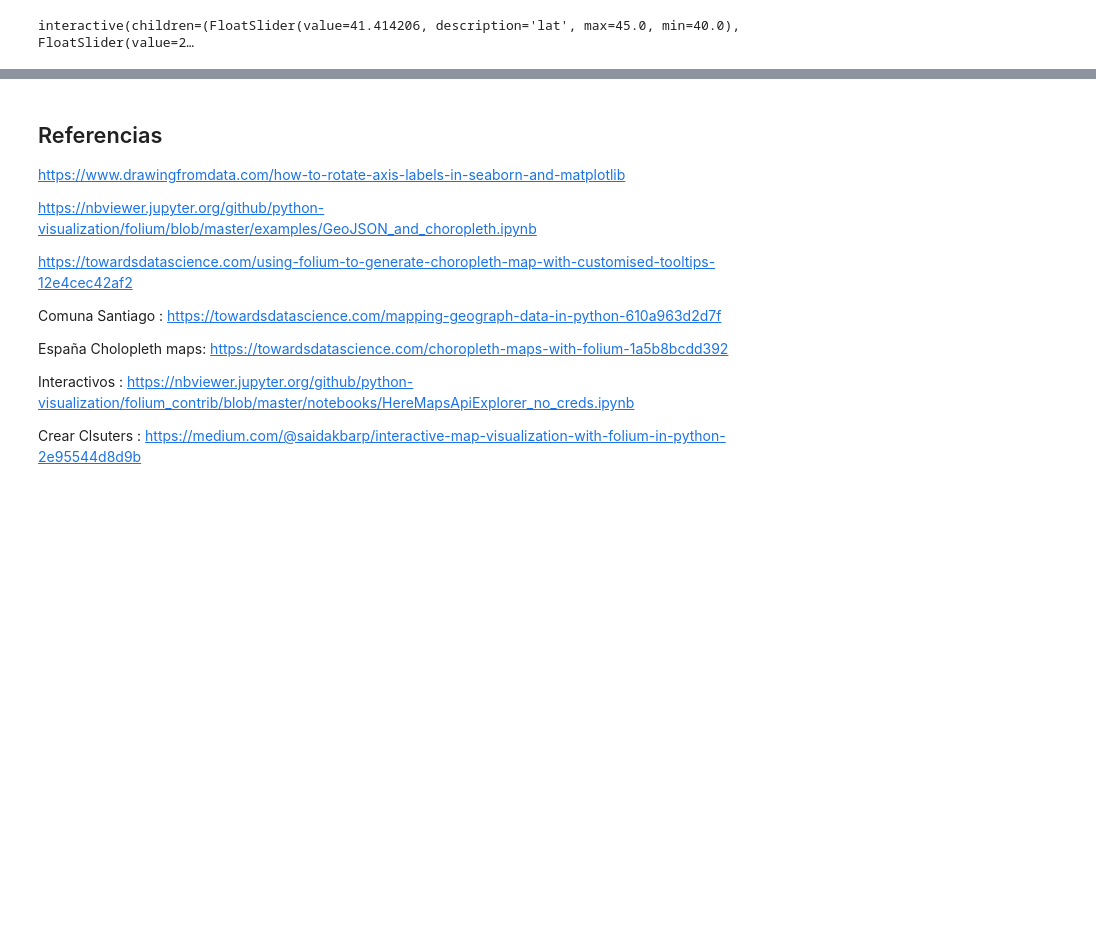
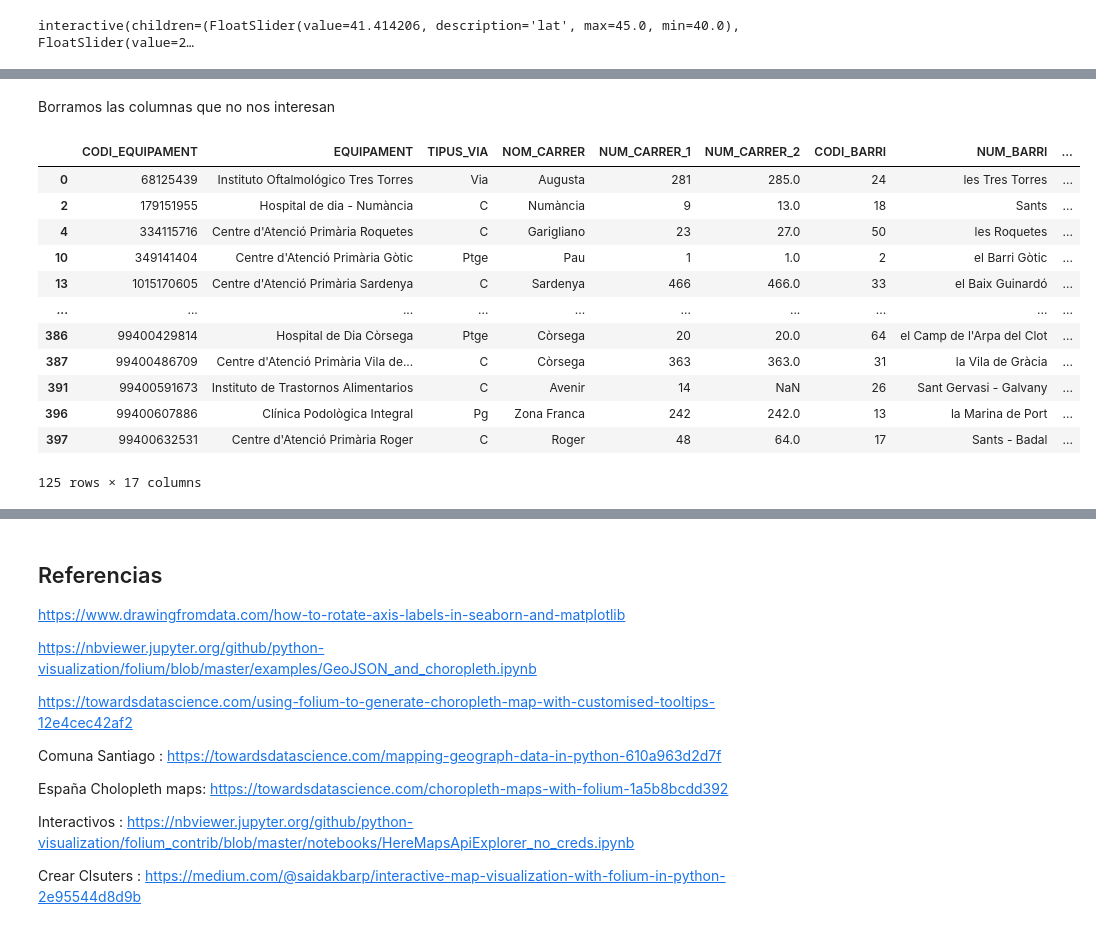
Before and after one commit to Fzaplana/Green-Start, a Jupyter notebook: Hpsp_4.ipynb, the cells around one changed output, grey strips where cells are left out. Cells and saved outputs as stored; diff of their text form; code cells hidden in the pictures; blank space fills up the shorter version.

```diff
--- a/Hpsp_4.ipynb
+++ b/Hpsp_4.ipynb
@@ -511,0 +535,2 @@ interactive(children=(FloatSlider(value=41.414206, description='lat', max=45.0,
+# %% [markdown]
+Borramos las columnas que no nos interesan
@@ -511,0 +539,16 @@ interactive(children=(FloatSlider(value=41.414206, description='lat', max=45.0,
+# %%
+Hosp_clean.drop(['SECCIO'], axis=1)
+# %% [output]
+|  | CODI_EQUIPAMENT | EQUIPAMENT | TIPUS_VIA | NOM_CARRER | NUM_CARRER_1 | NUM_CARRER_2 | CODI_BARRI | NUM_BARRI | ... |
+| 0 | 68125439 | Instituto Oftalmológico Tres Torres | Via | Augusta | 281 | 285.0 | 24 | les Tres Torres | ... |
+| 2 | 179151955 | Hospital de dia - Numància | C | Numància | 9 | 13.0 | 18 | Sants | ... |
+| 4 | 334115716 | Centre d'Atenció Primària Roquetes | C | Garigliano | 23 | 27.0 | 50 | les Roquetes | ... |
+| 10 | 349141404 | Centre d'Atenció Primària Gòtic | Ptge | Pau | 1 | 1.0 | 2 | el Barri Gòtic | ... |
+| 13 | 1015170605 | Centre d'Atenció Primària Sardenya | C | Sardenya | 466 | 466.0 | 33 | el Baix Guinardó | ... |
+| ... | ... | ... | ... | ... | ... | ... | ... | ... | ... |
+| 386 | 99400429814 | Hospital de Dia Còrsega | Ptge | Còrsega | 20 | 20.0 | 64 | el Camp de l'Arpa del Clot | ... |
+| 387 | 99400486709 | Centre d'Atenció Primària Vila de... | C | Còrsega | 363 | 363.0 | 31 | la Vila de Gràcia | ... |
+| 391 | 99400591673 | Instituto de Trastornos Alimentarios | C | Avenir | 14 | NaN | 26 | Sant Gervasi - Galvany | ... |
+| 396 | 99400607886 | Clínica Podològica Integral | Pg | Zona Franca | 242 | 242.0 | 13 | la Marina de Port | ... |
+| 397 | 99400632531 | Centre d'Atenció Primària Roger | C | Roger | 48 | 64.0 | 17 | Sants - Badal | ... |
+125 rows × 17 columns
```
Also changed, not shown: parts of 13 cells of this notebook.
